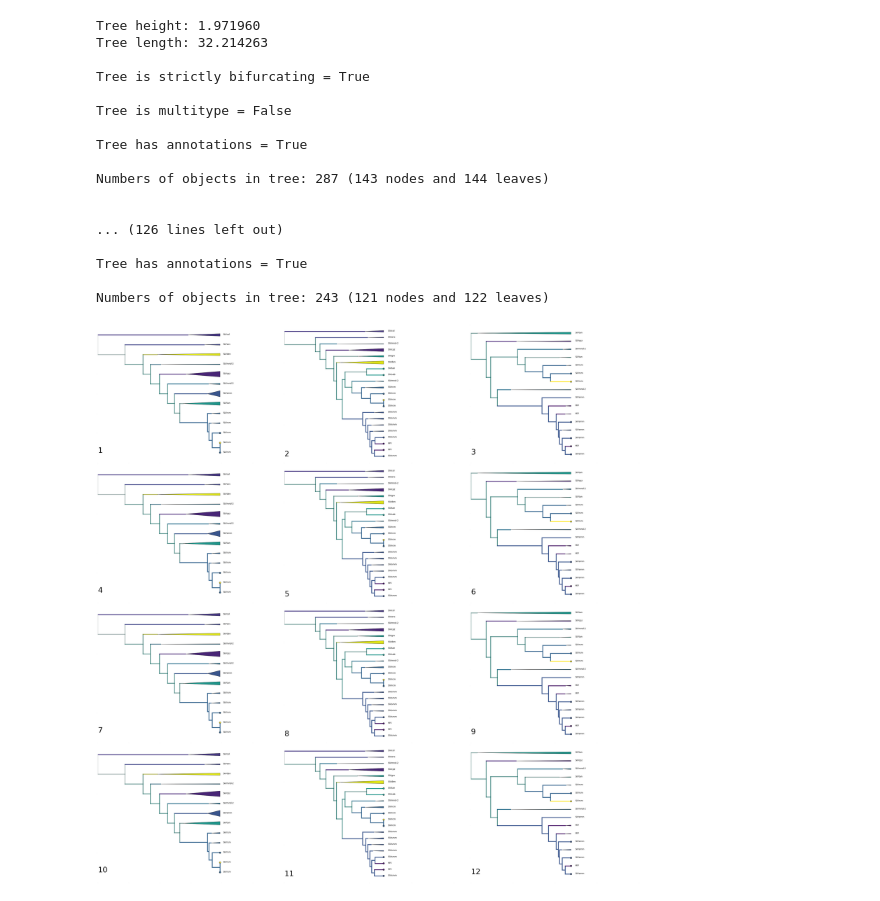
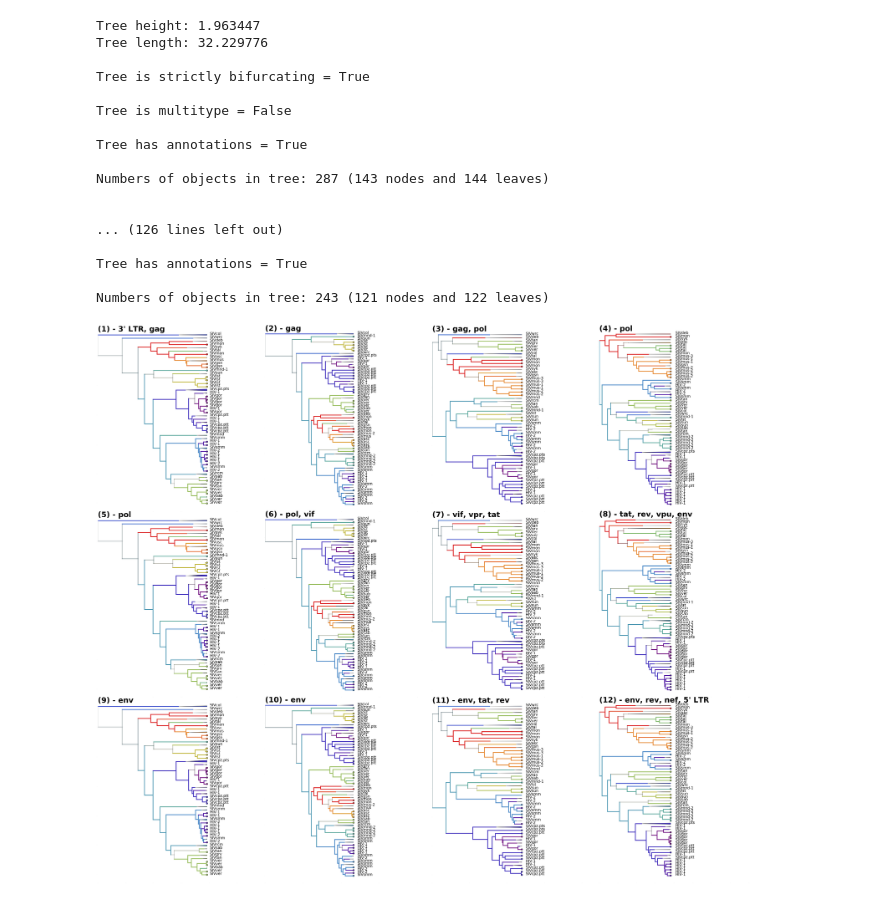
Before and after one commit to blab/siv-cst, a Jupyter notebook: figures/supplement/h24_trees.ipynb, the cells around one changed output. Drawn from its saved outputs; the diff is of its cells as text; code cells hidden in the pictures.

Commit message:
Fix clade collapse, labels, add legend

```diff
--- a/figures/supplement/h24_trees.ipynb
+++ b/figures/supplement/h24_trees.ipynb
@@ -8,16 +117,35 @@ import pickle
 # %%
-treefiles = glob('/Users/Sidney/Dropbox/siv/beast/discreteTraits/h24/asymmetric/trees/mcc/*.mcc')
+treefiles = glob('/Users/Sidney/Dropbox/siv-manuscript/beast/main/discreteTraits/trees/*.mcc')
 treefiles.sort(key=lambda x: int(x.split('/')[-1].split('.')[0].split('_')[1]))
 
 trees = { i:bt.loadNexus(treefile, absoluteTime=False) for i,treefile in enumerate(treefiles)}
 
-strain_names = pickle.load(open('/Users/Sidney/Dropbox/siv/figures/strain_names.p', 'rb'))
-common_names = pickle.load(open('/Users/Sidney/Dropbox/siv/figures/common_names.p', 'rb'))
-sizes = pickle.load(open('/Users/Sidney/Dropbox/siv/figures/sizes.p', 'rb'))
-colors = pickle.load(open('/Users/Sidney/Dropbox/siv/figures/colors.p', 'rb'))
+strain_names = pickle.load(open('../strain_names.p', 'rb'))
+common_names = pickle.load(open('../../data/hosts/common_names.p', 'rb'))
+sizes = pickle.load(open('../sizes.p', 'rb'))
+colors = pickle.load(open('../colors.p', 'rb'))
+
+genes = {1: "(1) - 3' LTR, gag", 2: "(2) - gag", 3: "(3) - gag, pol", 4: "(4) - pol",
+        5: "(5) - pol", 6: "(6) - pol, vif", 7: "(7) - vif, vpr, tat", 8: "(8) - tat, rev, vpu, env",
+        9: "(9) - env", 10: "(10) - env", 11: "(11) - env, tat, rev", 12: "(12) - env, rev, nef, 5' LTR"}
+
+
+for tree in trees.values():
+    for n in tree.nodes:
+        if n.parent.index =='Root' or is_monophyletic(n.parent, 'host'):
+            continue
+        elif is_monophyletic(n, 'host'):
+            try:
+                strain = [i for i in n.children if i.branchType=='leaf'][0].name.split('|')[4]
+            except:
+                strain = ''
+            host = n.traits['host']
+            new_name = '%s|%s|%d'%(n.traits['host'], strain, random.randint(500,1000))
+            tree.collapse(n, new_name)
+    tree.drawTree()
 # %% [output]
-Tree height: 1.971960
-Tree length: 32.214263
+Tree height: 1.963447
+Tree length: 32.229776
 
 Tree is strictly bifurcating = True
 
@@ -131,14 +164,14 @@ def plot_tree(cur_tree, ax, ID):
 # %%
-fig, axes = plt.subplots(4,3, figsize=(50,50))
+fig, axes = plt.subplots(3, 4, figsize=(60,50))
 
 treelist = [ trees[i] for i in range(len(trees)) ]
 segmentNumber = 1
 
 for row in axes:
     for treeObject, axis in zip(treelist, row):
-        axis=plot_tree(treeObject, axis, segmentNumber)
+        axis=plot_tree(treeObject, axis, genes[segmentNumber])
         segmentNumber += 1
 plt.tight_layout()
 plt.show()
 # %% [output]
-[figure, old version]
+[figure, new version]
```
Also changed, not shown: parts of 4 cells of this notebook.
